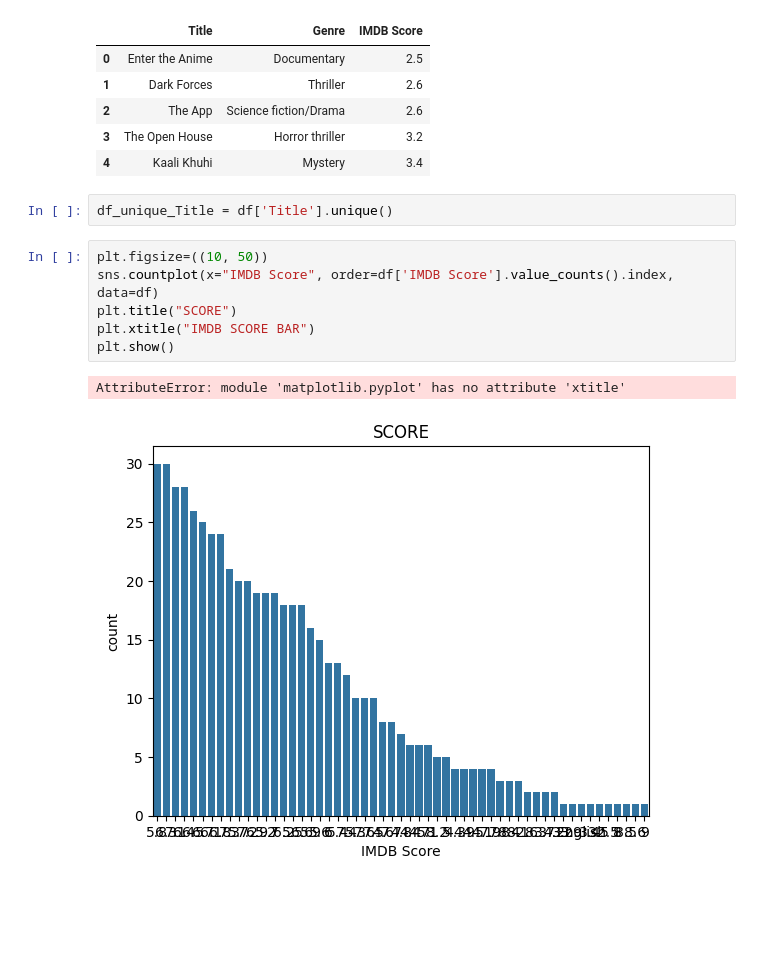
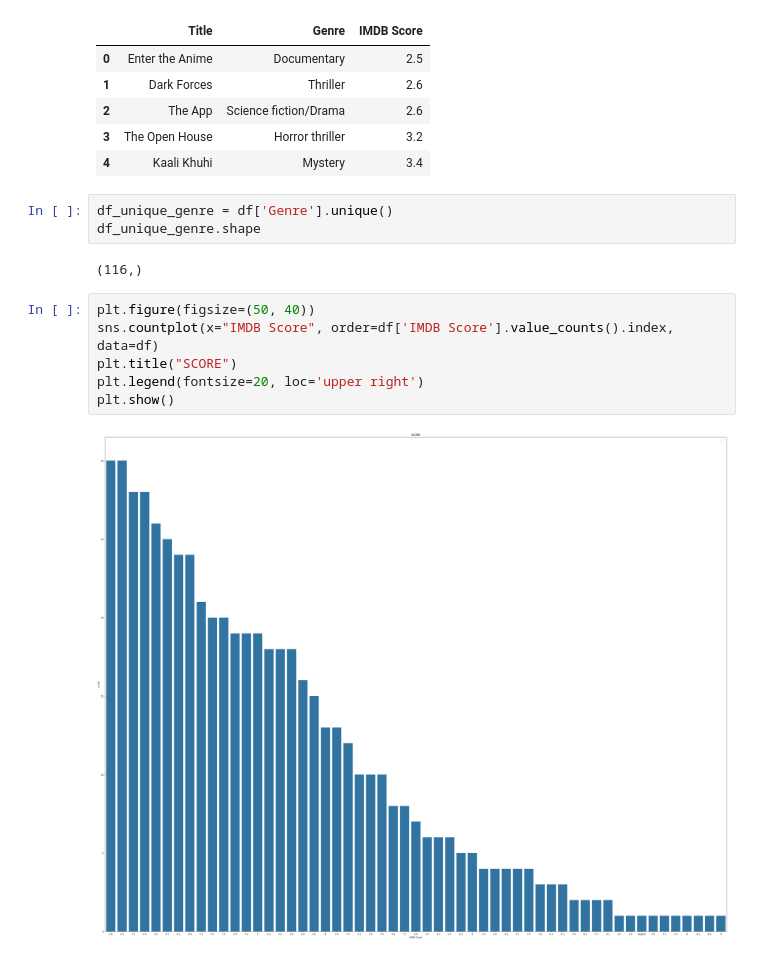
Before and after one commit to karl21-02/netflix_data_analysis, a Jupyter notebook: NetflixOriginals.ipynb, the cells around one changed output. Saved outputs shown, nothing was run; the diff lists cells and outputs as text; blank space fills up the shorter version.

```diff
--- a/NetflixOriginals.ipynb
+++ b/NetflixOriginals.ipynb
@@ -31,14 +31,16 @@ df.head()
 | 2 | The App | Science fiction/Drama | 2.6 |
 | 3 | The Open House | Horror thriller | 3.2 |
 | 4 | Kaali Khuhi | Mystery | 3.4 |
-# %%
-df_unique_Title = df['Title'].unique()
+# %%
+df_unique_genre = df['Genre'].unique()
+df_unique_genre.shape
+# %% [output]
+(116,)
 # %%
-plt.figsize=((10, 50))
+plt.figure(figsize=(50, 40))
 sns.countplot(x="IMDB Score", order=df['IMDB Score'].value_counts().index, data=df)
 plt.title("SCORE")
-plt.xtitle("IMDB SCORE BAR")
+plt.legend(fontsize=20, loc='upper right')
 plt.show()
 # %% [output]
-AttributeError: module 'matplotlib.pyplot' has no attribute 'xtitle'
-[figure, old version]
+[figure, new version]
```
Also changed, not shown: 2 other files.
